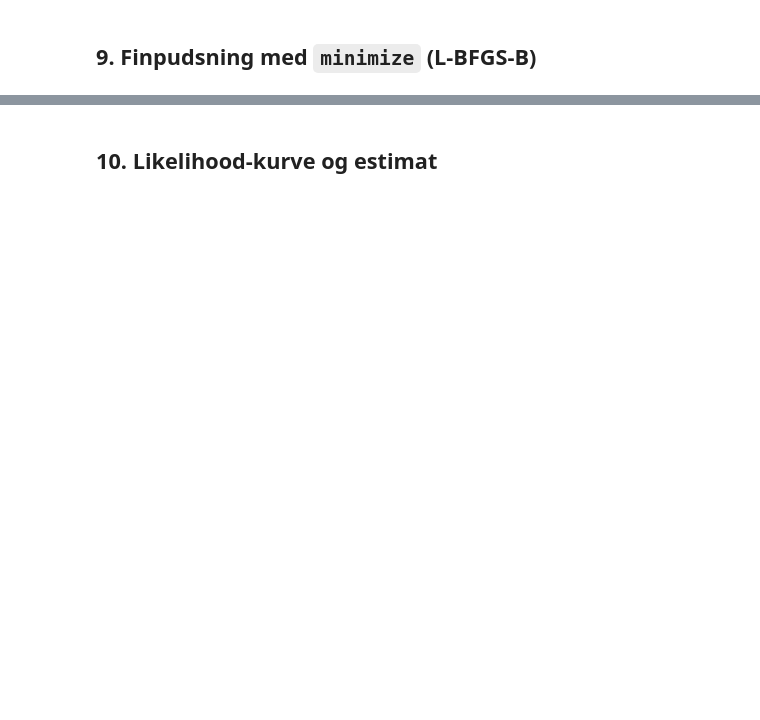
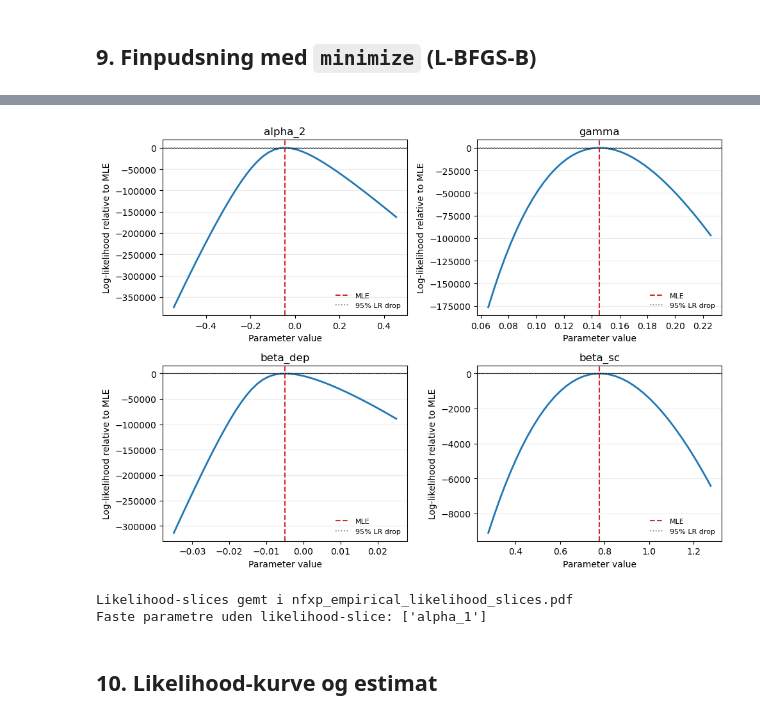
Before and after one commit to OEiberg/dp_ucph_oe, a Jupyter notebook: Term Paper OEJ x SRL/nfxp_empirical.ipynb, the cells around one changed output, grey strips where cells are left out. Cells and saved outputs as stored; diff of their text form; code cells hidden in the pictures; blank space fills up the shorter version.

```diff
--- a/Term Paper OEJ x SRL/nfxp_empirical.ipynb
+++ b/Term Paper OEJ x SRL/nfxp_empirical.ipynb
@@ -998,3 +1021,76 @@ Konvergeret: True  |  Iterationer: 34  |  Tid: 4.0s
+# %%
+# ── 1D likelihood-slices omkring MLE ───────────────────────────────────────
+SLICE_POINTS = 41
+SLICE_WINDOWS = {
+    "alpha_1": 0.50,
+    "alpha_2": 0.50,
+    "gamma": 0.08,
+    "beta_dep": 0.03,
+    "beta_sc": 0.50,
+}
+
+slice_results = {}
+for i, pname in enumerate(FREE_PARAMS):
+    est = float(res.x[i])
+    lo, hi = PARAM_BOUNDS[pname]
+    width = SLICE_WINDOWS.get(pname, 0.25 * max(abs(est), 1.0))
+    grid_lo = max(lo, est - width)
+    grid_hi = min(hi, est + width)
+
+    if np.isclose(grid_lo, grid_hi):
+        print(f"Springer {pname} over: for smalt grid omkring bound")
+        continue
+
+    grid = np.linspace(grid_lo, grid_hi, SLICE_POINTS)
+    if not np.any(np.isclose(grid, est)):
+        grid = np.sort(np.r_[grid, est])
+
+    ll_vals = np.empty_like(grid, dtype=float)
+    for k, val in enumerate(grid):
+        trial = np.array(res.x, dtype=float)
+        trial[i] = val
+        ll_vals[k] = -neg_ll(trial)
+
+    slice_results[pname] = pd.DataFrame({
+        "param_value": grid,
+        "log_likelihood": ll_vals,
+        "delta_log_likelihood": ll_vals - LL_HAT,
+    })
+
+if slice_results:
+    n_plots = len(slice_results)
+    n_cols = 2
+    n_rows = int(np.ceil(n_plots / n_cols))
+    fig, axes = plt.subplots(n_rows, n_cols, figsize=(10, 3.6 * n_rows), squeeze=False)
+    axes_flat = axes.ravel()
+    lr95_drop = -0.5 * chi2.ppf(0.95, df=1)
+
+    for ax, (pname, frame) in zip(axes_flat, slice_results.items()):
+        est = float(res.x[FREE_PARAMS.index(pname)])
+        ax.plot(frame["param_value"], frame["delta_log_likelihood"], lw=2, color="#1F77B4")
+        ax.axvline(est, color="#D62728", ls="--", lw=1.5, label="MLE")
+        ax.axhline(0.0, color="black", lw=0.8)
+        ax.axhline(lr95_drop, color="gray", ls=":", lw=1.2, label="95% LR drop")
+        ax.set_title(pname)
+        ax.set_xlabel("Parameter value")
+        ax.set_ylabel("Log-likelihood relative to MLE")
+        ax.grid(axis="y", alpha=0.25)
+        ax.legend(frameon=False, fontsize=8)
+
+    for ax in axes_flat[n_plots:]:
+        ax.axis("off")
+
+    plt.tight_layout()
+    plt.savefig("nfxp_empirical_likelihood_slices.pdf", bbox_inches="tight")
+    plt.show()
+
+    print("Likelihood-slices gemt i nfxp_empirical_likelihood_slices.pdf")
+    if FIXED_PARAMS:
+        print(f"Faste parametre uden likelihood-slice: {list(FIXED_PARAMS.keys())}")
+# %% [output]
+[figure, added]
+Likelihood-slices gemt i nfxp_empirical_likelihood_slices.pdf
+Faste parametre uden likelihood-slice: ['alpha_1']
 # %% [markdown]
 ## 10. Likelihood-kurve og estimat
 # %%
```
Also changed, not shown: parts of 12 cells of this notebook, 18 other files.
